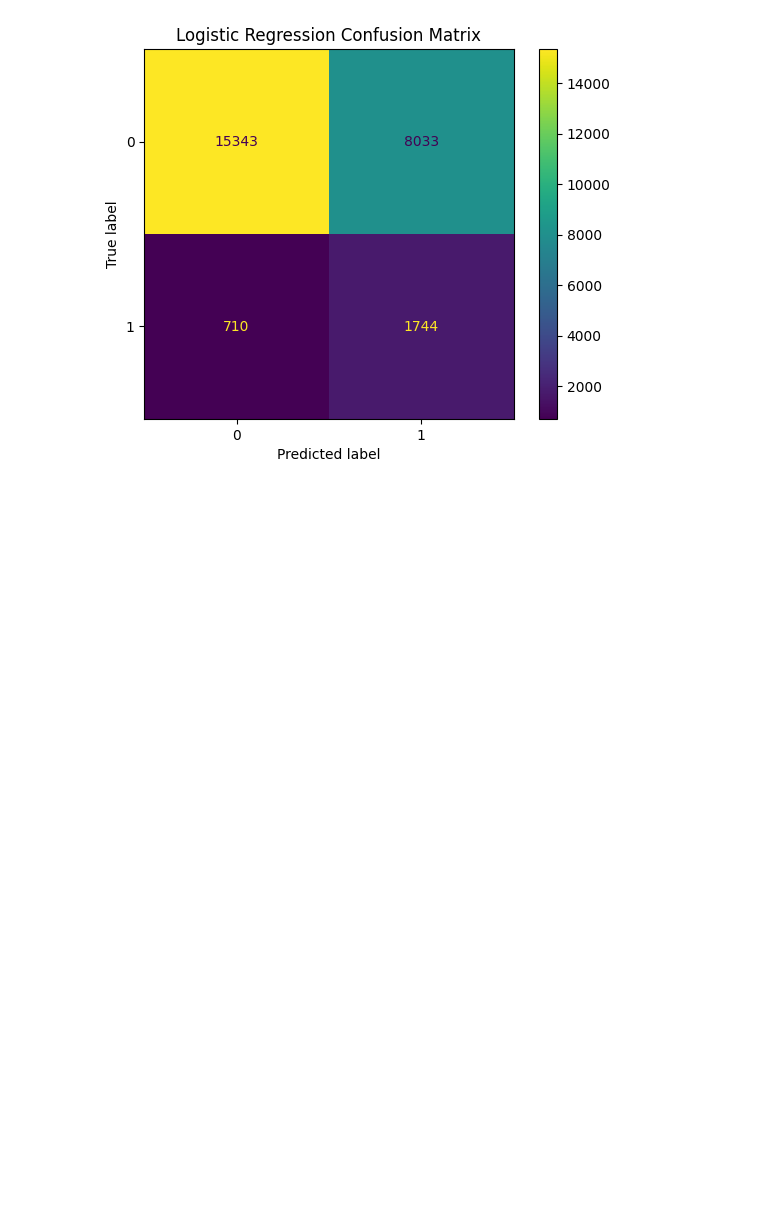
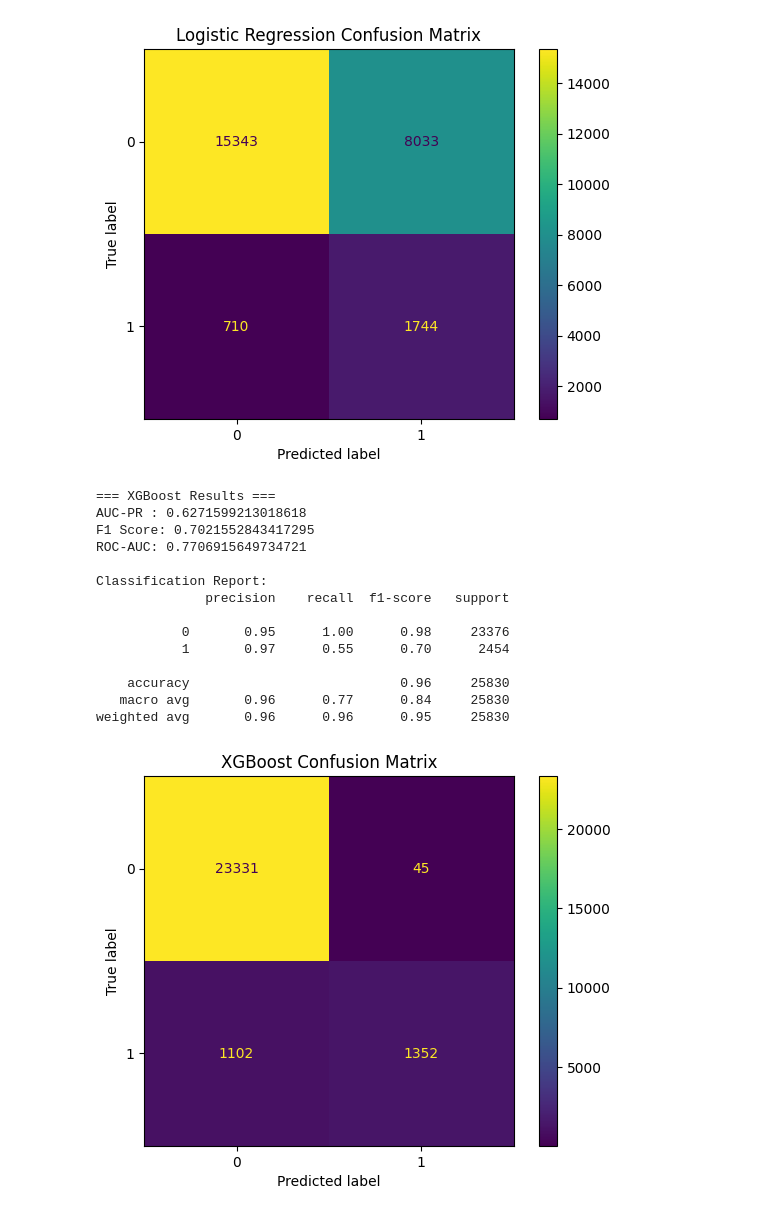
Before and after one commit to Sumeyahassen/fraud-detection-10academy, a Jupyter notebook: notebooks/modeling.ipynb, the cells around one changed output. Saved outputs shown, nothing was run; the diff lists cells and outputs as text; code cells hidden in the pictures; blank space fills up the shorter version.

Commit message:
xg boost model and with cnfuse matrics

```diff
--- a/notebooks/modeling.ipynb
+++ b/notebooks/modeling.ipynb
@@ -64,3 +64,49 @@ Classification Report:
    macro avg       0.57      0.68      0.53     25830
 weighted avg       0.88      0.66      0.73     25830
 [figure]
+# %%
+# XGBoost Model
+xgb_model = XGBClassifier(
+    n_estimators=200,
+    max_depth=6,
+    learning_rate=0.1,
+    random_state=42,
+    eval_metric='aucpr'
+)
+
+xgb_model.fit(X_train, y_train)
+
+# Predictions
+y_pred_xgb = xgb_model.predict(X_test)
+y_pred_proba_xgb = xgb_model.predict_proba(X_test)[:, 1]
+
+# Evaluation
+print("=== XGBoost Results ===")
+print("AUC-PR :", average_precision_score(y_test, y_pred_proba_xgb))
+print("F1 Score:", f1_score(y_test, y_pred_xgb))
+print("ROC-AUC:", roc_auc_score(y_test, y_pred_proba_xgb))
+
+print("\nClassification Report:")
+print(classification_report(y_test, y_pred_xgb))
+
+# Confusion Matrix
+cm_xgb = confusion_matrix(y_test, y_pred_xgb)
+ConfusionMatrixDisplay(cm_xgb).plot()
+plt.title('XGBoost Confusion Matrix')
+plt.show()
+# %% [output]
+=== XGBoost Results ===
+AUC-PR : 0.6271599213018618
+F1 Score: 0.7021552843417295
+ROC-AUC: 0.7706915649734721
+
+Classification Report:
+              precision    recall  f1-score   support
+
+           0       0.95      1.00      0.98     23376
+           1       0.97      0.55      0.70      2454
+
+    accuracy                           0.96     25830
+   macro avg       0.96      0.77      0.84     25830
+weighted avg       0.96      0.96      0.95     25830
+[figure, added]
```
